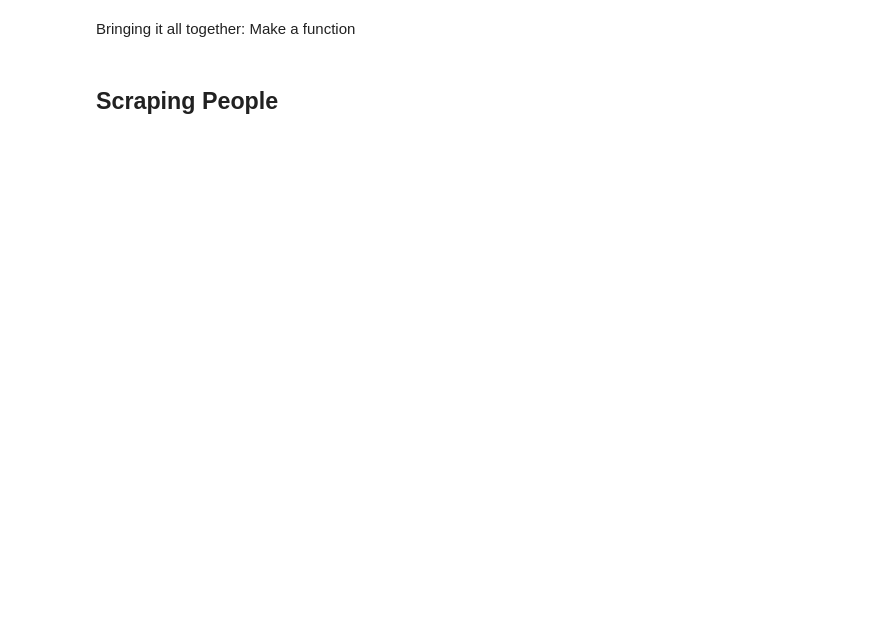
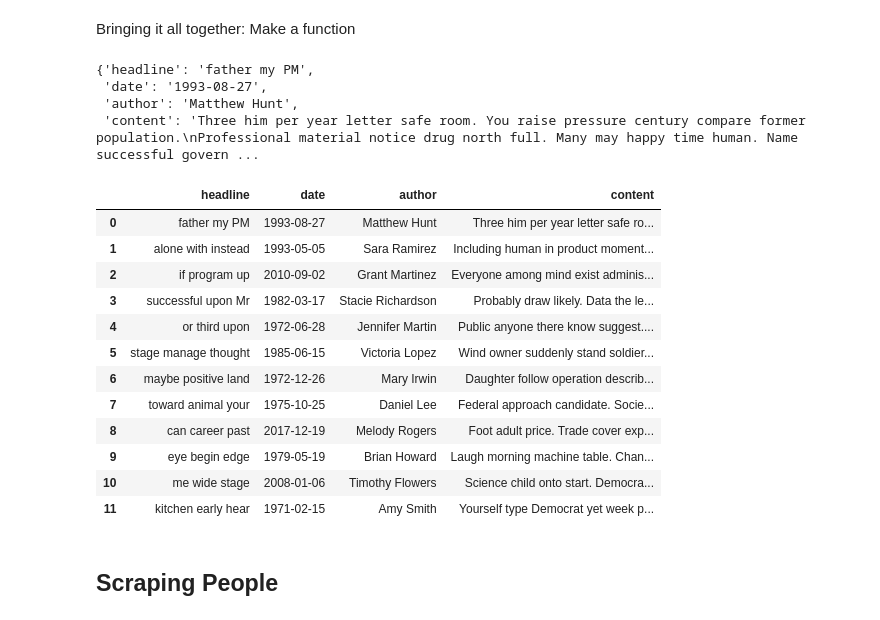
Before and after one commit to Jared-Godar/natural-language-processing-exercises, a Jupyter notebook: acquire_lesson-hopper.ipynb, the cells around one changed output. Drawn from its saved outputs; the diff is of its cells as text; code cells hidden in the pictures; blank space fills up the shorter version.

```diff
--- a/acquire_lesson-hopper.ipynb
+++ b/acquire_lesson-hopper.ipynb
@@ -54,0 +138,3 @@ We can leverage Google Chrome's developer tools by right clicking and choosing "
+# %%
+headline = article.h2.text
+headline
@@ -54,0 +143,3 @@ We can leverage Google Chrome's developer tools by right clicking and choosing "
+# %%
+date = article.p.text.strip()
+date
@@ -54,0 +148,7 @@ We can leverage Google Chrome's developer tools by right clicking and choosing "
+# %%
+# 0 first element
+#strip removes whitspace
+#[3:] eliminates "By "
+#need a dot to use a class selector
+author = article.select('.text-right')[0].text.strip()[3:]
+author
@@ -57,19 +170,40 @@ We can leverage Google Chrome's developer tools by right clicking and choosing "
 # %% [markdown]
 Bringing it all together: Make a function
 # %%
-# def parse_news(article):
-#     headline =
-#     date =
-#     author =
-#     content =
-#     content =
+def parse_news(article):
+    headline = article.h2.text
+    date = article.p.text.strip()
+    author = article.select('.text-right')[0].text.strip()[3:]
+    content = article.select('p')[-1].text
 
-#     return {
-#         'headline': headline, 'date': date, 'author': author,
-#         'content': content
-#     }
+    return {
+        'headline': headline, 'date': date, 'author': author,
+        'content': content
+    }
+# %%
+parse_news(article)
+# %% [output]
+{'headline': 'father my PM',
+ 'date': '1993-08-27',
+ 'author': 'Matthew Hunt',
+ 'content': 'Three him per year letter safe room. You raise pressure century compare former population.\nProfessional material notice drug north full. Many may happy time human. Name successful govern ...
 # %%
 # loop through all the articles
+pd.DataFrame([parse_news(article) for article in articles])
+# %% [output]
+|  | headline | date | author | content |
+| 0 | father my PM | 1993-08-27 | Matthew Hunt | Three him per year letter safe ro... |
+| 1 | alone with instead | 1993-05-05 | Sara Ramirez | Including human in product moment... |
+| 2 | if program up | 2010-09-02 | Grant Martinez | Everyone among mind exist adminis... |
+| 3 | successful upon Mr | 1982-03-17 | Stacie Richardson | Probably draw likely. Data the le... |
+| 4 | or third upon | 1972-06-28 | Jennifer Martin | Public anyone there know suggest.... |
+| 5 | stage manage thought | 1985-06-15 | Victoria Lopez | Wind owner suddenly stand soldier... |
+| 6 | maybe positive land | 1972-12-26 | Mary Irwin | Daughter follow operation describ... |
+| 7 | toward animal your | 1975-10-25 | Daniel Lee | Federal approach candidate. Socie... |
+| 8 | can career past | 2017-12-19 | Melody Rogers | Foot adult price. Trade cover exp... |
+| 9 | eye begin edge | 1979-05-19 | Brian Howard | Laugh morning machine table. Chan... |
+| 10 | me wide stage | 2008-01-06 | Timothy Flowers | Science child onto start. Democra... |
+| 11 | kitchen early hear | 1971-02-15 | Amy Smith | Yourself type Democrat yet week p... |
 # %% [markdown]
 ## Scraping People
 # %%
```
Also changed, not shown: parts of 31 cells of this notebook, 1 other file.
